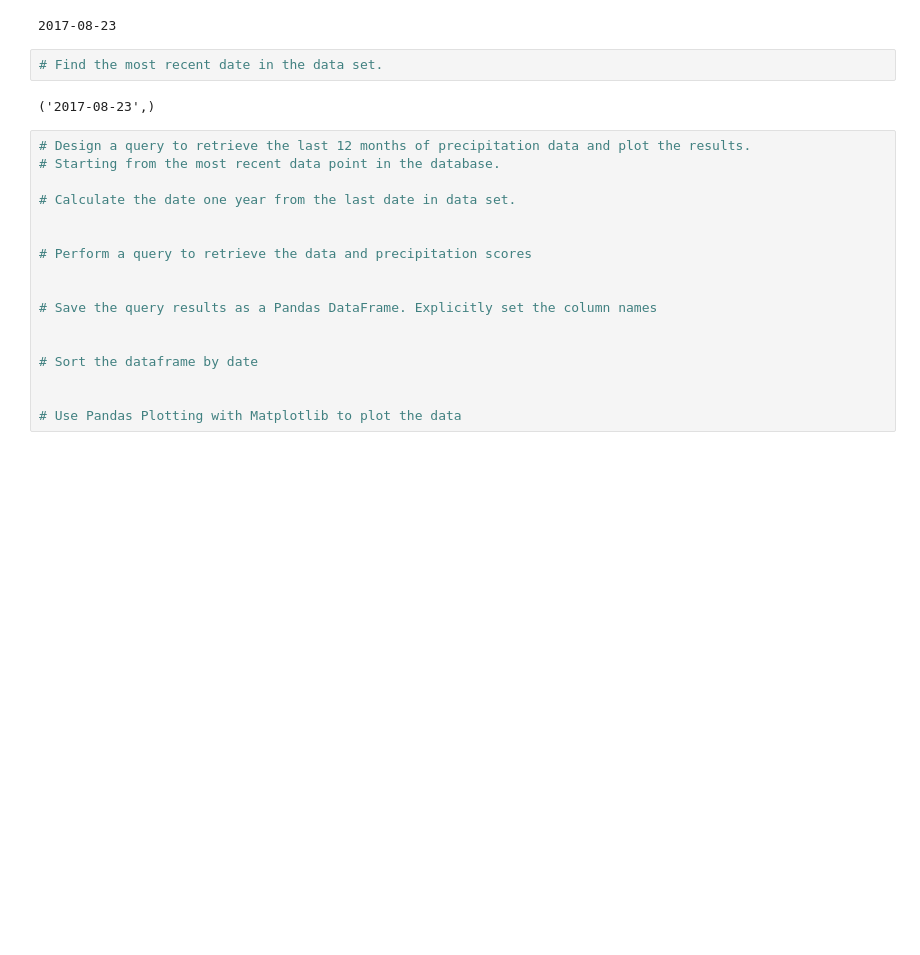
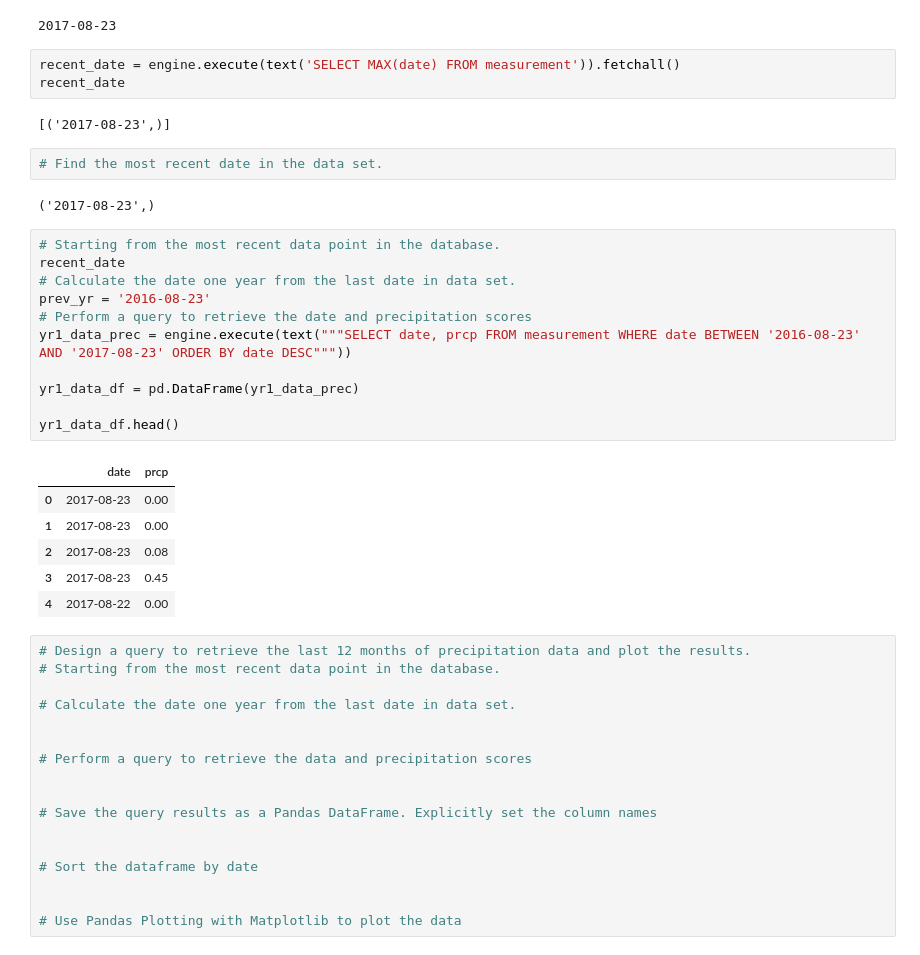
Before and after one commit to JAld3r/sqlalchemy-challenge, a Jupyter notebook: SurfsUp/climate_starter.ipynb, the cells around one changed output. Cells and saved outputs as stored; diff of their text form; blank space fills up the shorter version.

```diff
--- a/SurfsUp/climate_starter.ipynb
+++ b/SurfsUp/climate_starter.ipynb
@@ -59,10 +61,33 @@ recent_date = session.query(func.max(measure.date)).scalar()
 print(recent_date)
 # %% [output]
 2017-08-23
+# %%
+recent_date = engine.execute(text('SELECT MAX(date) FROM measurement')).fetchall()
+recent_date
+# %% [output]
+[('2017-08-23',)]
 # %%
 # Find the most recent date in the data set.
 # %% [output]
 ('2017-08-23',)
+# %%
+# Starting from the most recent data point in the database.
+recent_date
+# Calculate the date one year from the last date in data set.
+prev_yr = '2016-08-23'
+# Perform a query to retrieve the date and precipitation scores
+yr1_data_prec = engine.execute(text("""SELECT date, prcp FROM measurement WHERE date BETWEEN '2016-08-23' AND '2017-08-23' ORDER BY date DESC"""))
+
+yr1_data_df = pd.DataFrame(yr1_data_prec)
+
+yr1_data_df.head()
+# %% [output]
+|  | date | prcp |
+| 0 | 2017-08-23 | 0.00 |
+| 1 | 2017-08-23 | 0.00 |
+| 2 | 2017-08-23 | 0.08 |
+| 3 | 2017-08-23 | 0.45 |
+| 4 | 2017-08-22 | 0.00 |
 # %%
 # Design a query to retrieve the last 12 months of precipitation data and plot the results.
 # Starting from the most recent data point in the database.
```
Also changed, not shown: parts of 2 cells of this notebook.
